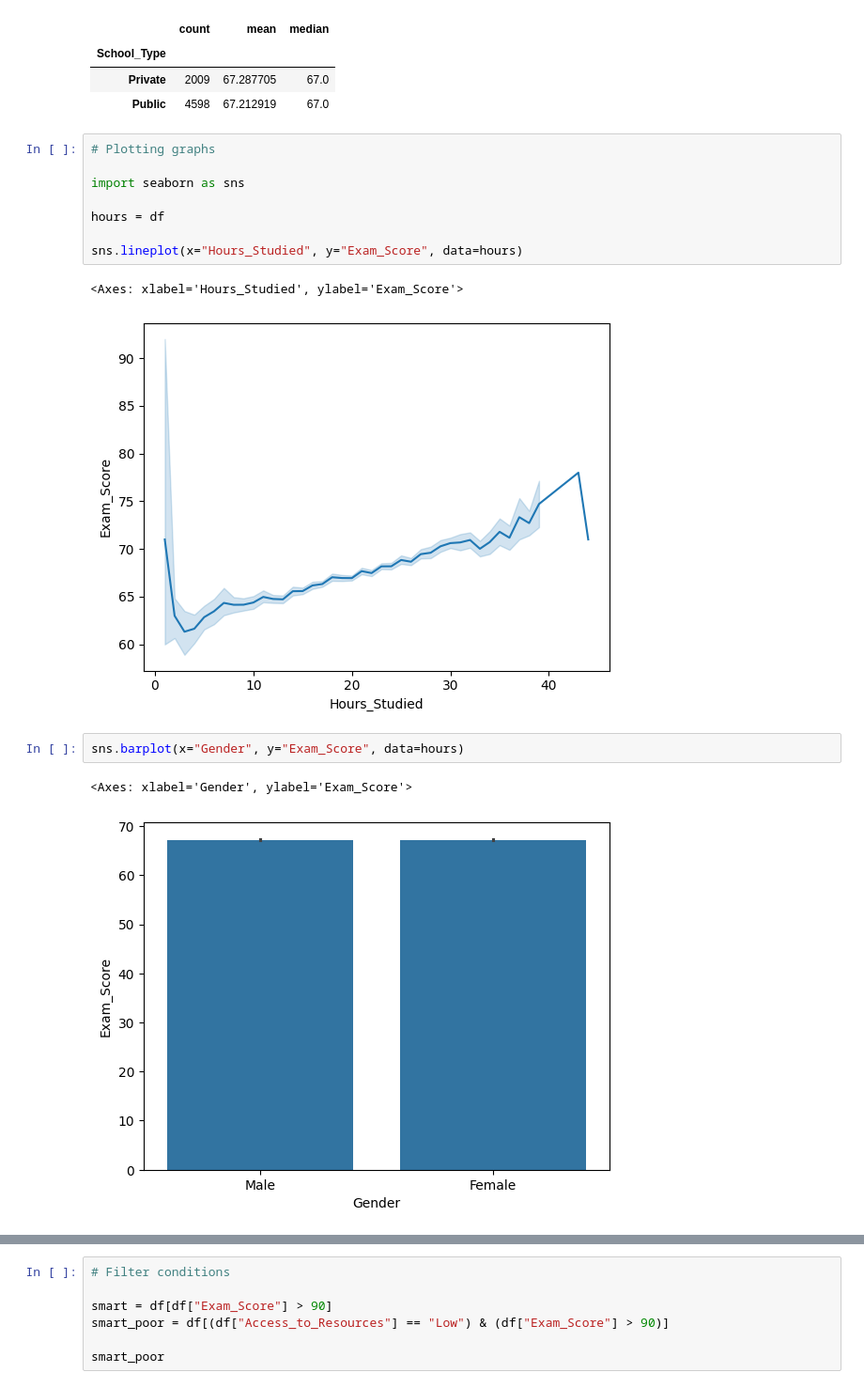
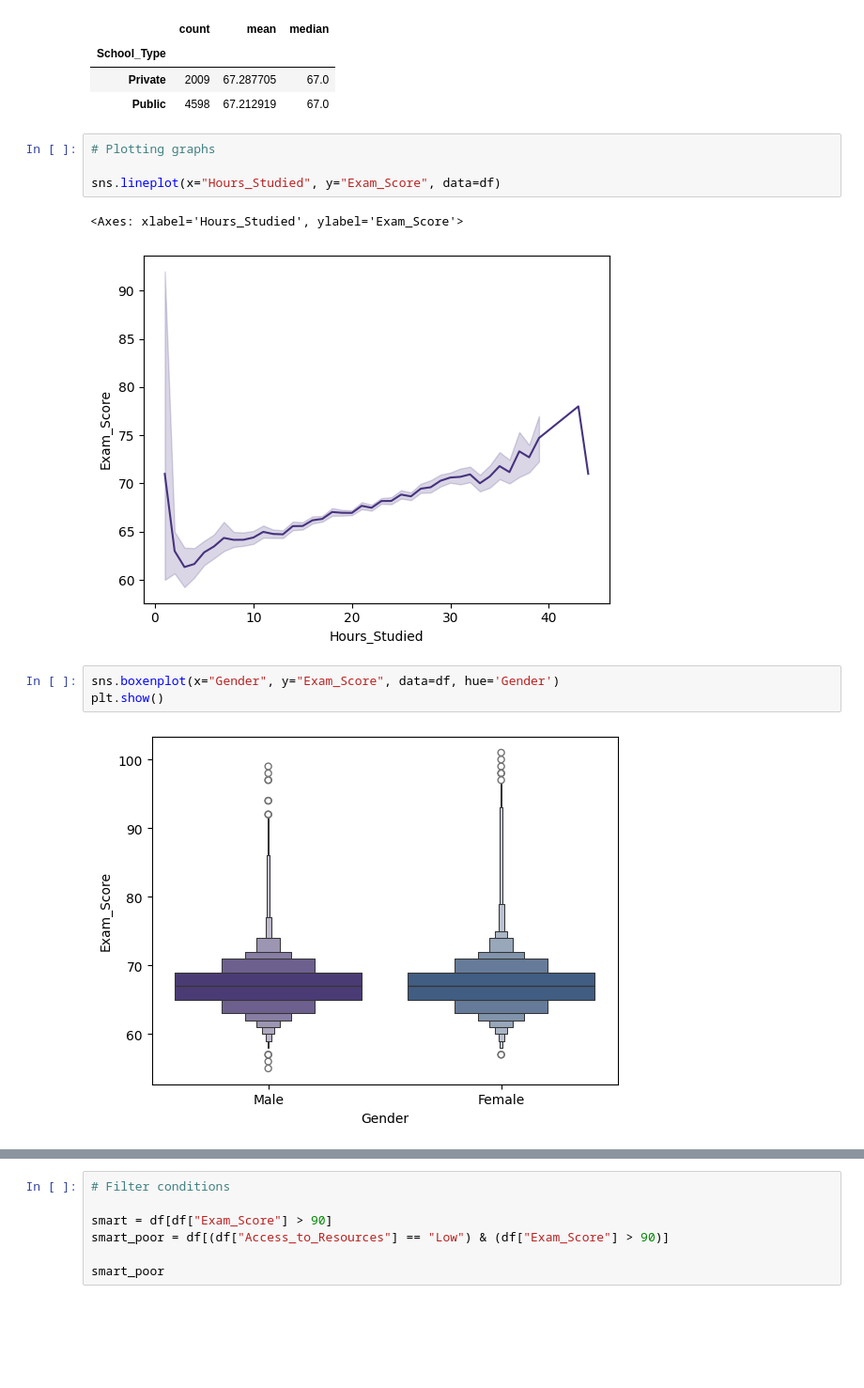
Before and after one commit to gabriel-dp/UFSJ-Data-Science, a Jupyter notebook: ex3/main.ipynb, the cells around one changed output, grey strips where cells are left out. Shown at 94% size. Cells and saved outputs as stored; diff of their text form; blank space fills up the shorter version.

```diff
--- a/ex3/main.ipynb
+++ b/ex3/main.ipynb
@@ -54,17 +58,13 @@ df.groupby(CAUSE)['Exam_Score'].agg(['count', 'mean', 'median'])
 # %%
 # Plotting graphs
 
-import seaborn as sns
-
-hours = df
-
-sns.lineplot(x="Hours_Studied", y="Exam_Score", data=hours)
+sns.lineplot(x="Hours_Studied", y="Exam_Score", data=df)
 # %% [output]
 <Axes: xlabel='Hours_Studied', ylabel='Exam_Score'>
-[figure, old version]
+[figure, new version]
 # %%
-sns.barplot(x="Gender", y="Exam_Score", data=hours)
+sns.boxenplot(x="Gender", y="Exam_Score", data=df, hue='Gender')
+plt.show()
 # %% [output]
-<Axes: xlabel='Gender', ylabel='Exam_Score'>
-[figure, old version]
+[figure, new version]
 # %%
```
Also changed, not shown: parts of 3 cells of this notebook, 9 other files.
